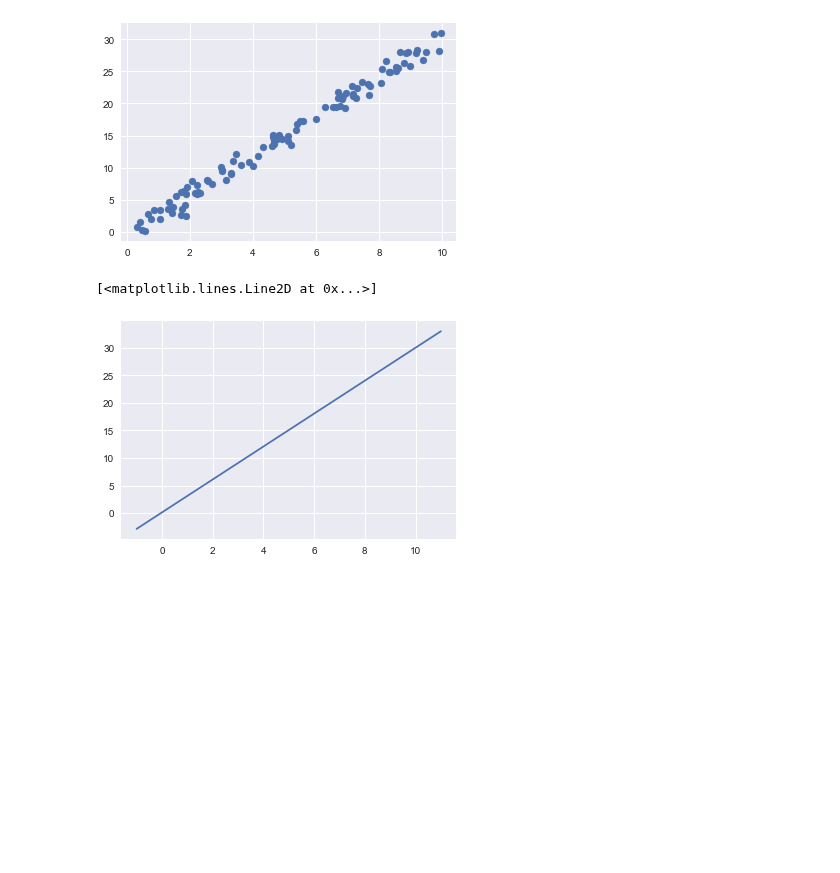
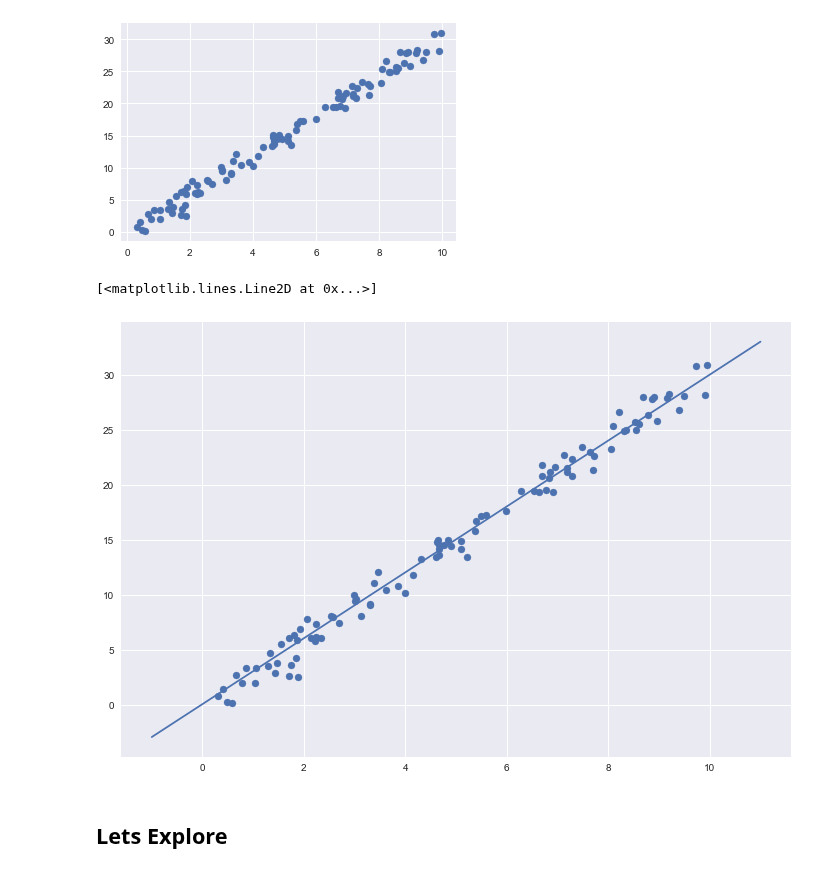
Before and after one commit to Codes-code/Machine-Learning, a Jupyter notebook: Iris_Project.ipynb, the cells around one changed output. Cells and saved outputs as stored; diff of their text form; code cells hidden in the pictures; blank space fills up the shorter version.

```diff
--- a/Iris_Project.ipynb
+++ b/Iris_Project.ipynb
@@ -404,7 +404,11 @@ plt.scatter(x,y)
 <matplotlib.collections.PathCollection at 0x...>
 [figure]
 # %%
+plt.figure(figsize=(12,8))
+plt.scatter(x,y)
 plt.plot(x_fit, y_fit)
 # %% [output]
 [<matplotlib.lines.Line2D at 0x...>]
-[figure, old version]
+[figure, new version]
+# %% [markdown]
+## Lets Explore
```
Also changed, not shown: parts of 1 cell of this notebook.
